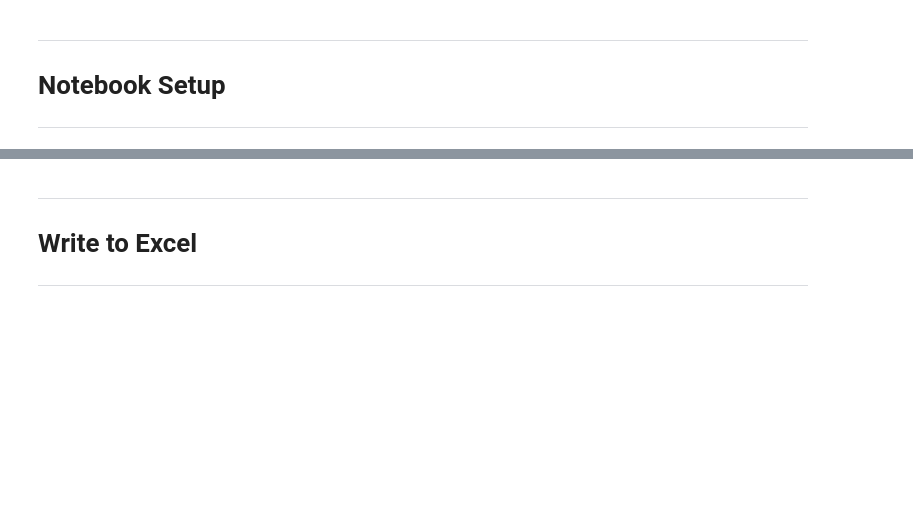
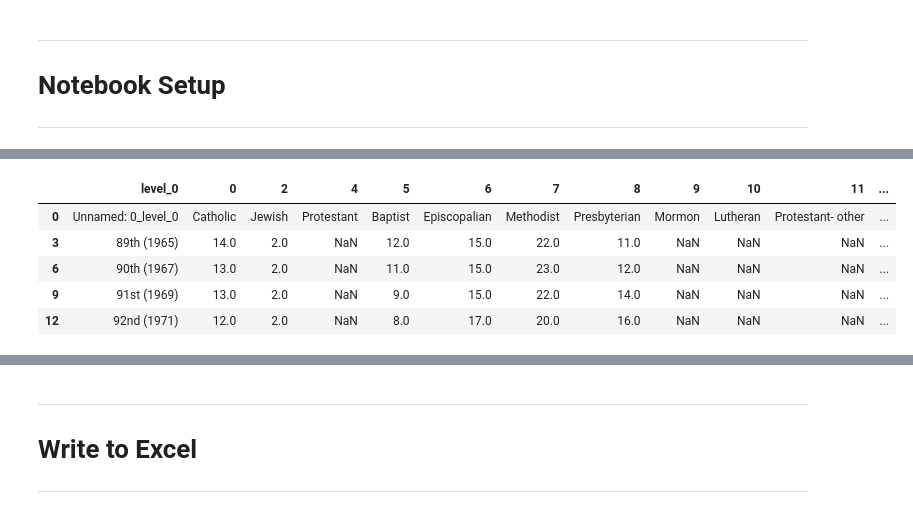
Before and after one commit to tamimcm416/congressional_activity, a Jupyter notebook: notebooks/DataPrepDemographics.ipynb, the cells around one changed output, grey strips where cells are left out. Saved outputs shown, nothing was run; the diff lists cells and outputs as text; code cells hidden in the pictures; blank space fills up the shorter version.

```diff
--- a/notebooks/DataPrepDemographics.ipynb
+++ b/notebooks/DataPrepDemographics.ipynb
@@ -575,0 +747,9 @@ gender_df
+# %%
+senate_religion_df.head()
+# %% [output]
+|  | level_0 | 0 | 2 | 4 | 5 | 6 | 7 | 8 | 9 | 10 | 11 | ... |
+| 0 | Unnamed: 0_level_0 | Catholic | Jewish | Protestant | Baptist | Episcopalian | Methodist | Presbyterian | Mormon | Lutheran | Protestant- other | ... |
+| 3 | 89th (1965) | 14.0 | 2.0 | NaN | 12.0 | 15.0 | 22.0 | 11.0 | NaN | NaN | NaN | ... |
+| 6 | 90th (1967) | 13.0 | 2.0 | NaN | 11.0 | 15.0 | 23.0 | 12.0 | NaN | NaN | NaN | ... |
+| 9 | 91st (1969) | 13.0 | 2.0 | NaN | 9.0 | 15.0 | 22.0 | 14.0 | NaN | NaN | NaN | ... |
+| 12 | 92nd (1971) | 12.0 | 2.0 | NaN | 8.0 | 17.0 | 20.0 | 16.0 | NaN | NaN | NaN | ... |
```
Also changed, not shown: parts of 160 cells of this notebook, 2 other files.
